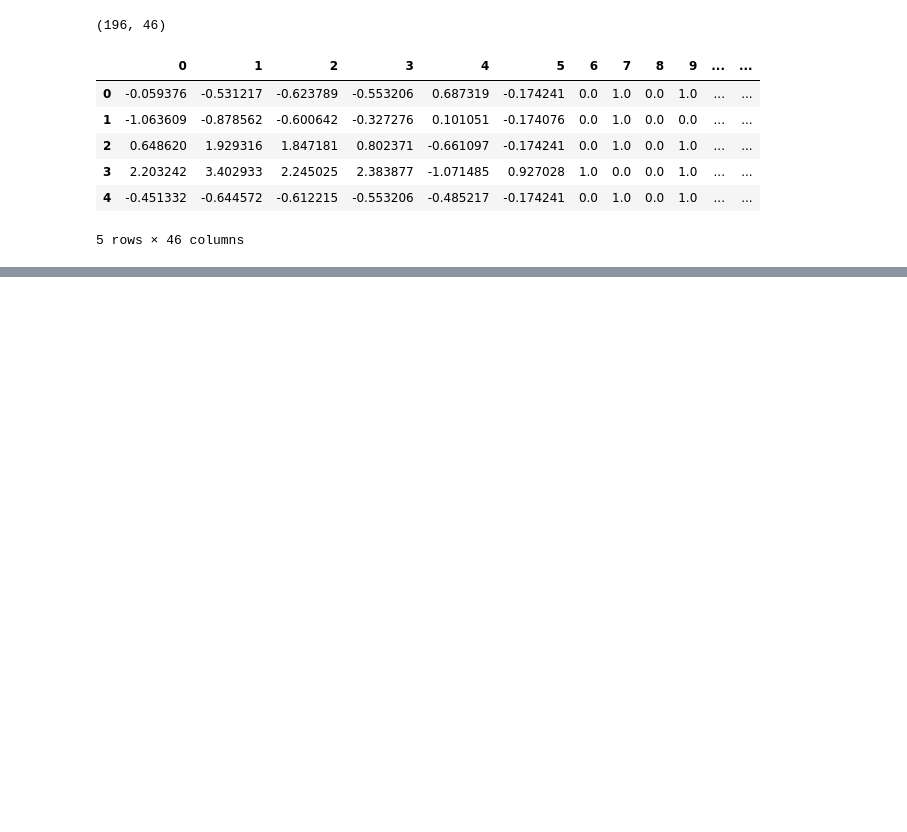
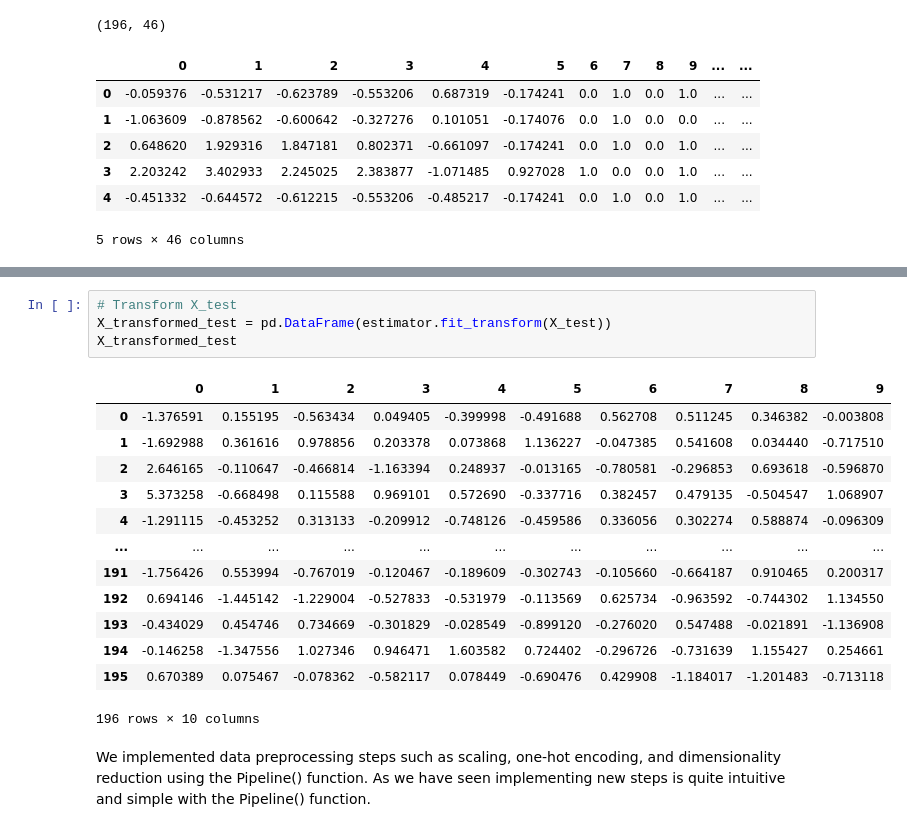
Before and after one commit to sedeba19/Chapter-16-Machine-Learning-Project, a Jupyter notebook: Notebooks_16/16.03 Adding Dimensionality Reduction to the Feature Extraction Pipeline.ipynb, the cells around one changed output, grey strips where cells are left out. Cells and saved outputs as stored; diff of their text form; blank space fills up the shorter version.

```diff
--- a/Notebooks_16/16.03 Adding Dimensionality Reduction to the Feature Extraction Pipeline.ipynb
+++ b/Notebooks_16/16.03 Adding Dimensionality Reduction to the Feature Extraction Pipeline.ipynb
@@ -118,0 +155,20 @@ X_tran_test.head()
+# %%
+# Transform X_test
+X_transformed_test = pd.DataFrame(estimator.fit_transform(X_test))
+X_transformed_test
+# %% [output]
+|  | 0 | 1 | 2 | 3 | 4 | 5 | 6 | 7 | 8 | 9 |
+| 0 | -1.376591 | 0.155195 | -0.563434 | 0.049405 | -0.399998 | -0.491688 | 0.562708 | 0.511245 | 0.346382 | -0.003808 |
+| 1 | -1.692988 | 0.361616 | 0.978856 | 0.203378 | 0.073868 | 1.136227 | -0.047385 | 0.541608 | 0.034440 | -0.717510 |
+| 2 | 2.646165 | -0.110647 | -0.466814 | -1.163394 | 0.248937 | -0.013165 | -0.780581 | -0.296853 | 0.693618 | -0.596870 |
+| 3 | 5.373258 | -0.668498 | 0.115588 | 0.969101 | 0.572690 | -0.337716 | 0.382457 | 0.479135 | -0.504547 | 1.068907 |
+| 4 | -1.291115 | -0.453252 | 0.313133 | -0.209912 | -0.748126 | -0.459586 | 0.336056 | 0.302274 | 0.588874 | -0.096309 |
+| ... | ... | ... | ... | ... | ... | ... | ... | ... | ... | ... |
+| 191 | -1.756426 | 0.553994 | -0.767019 | -0.120467 | -0.189609 | -0.302743 | -0.105660 | -0.664187 | 0.910465 | 0.200317 |
+| 192 | 0.694146 | -1.445142 | -1.229004 | -0.527833 | -0.531979 | -0.113569 | 0.625734 | -0.963592 | -0.744302 | 1.134550 |
+| 193 | -0.434029 | 0.454746 | 0.734669 | -0.301829 | -0.028549 | -0.899120 | -0.276020 | 0.547488 | -0.021891 | -1.136908 |
+| 194 | -0.146258 | -1.347556 | 1.027346 | 0.946471 | 1.603582 | 0.724402 | -0.296726 | -0.731639 | 1.155427 | 0.254661 |
+| 195 | 0.670389 | 0.075467 | -0.078362 | -0.582117 | 0.078449 | -0.690476 | 0.429908 | -1.184017 | -1.201483 | -0.713118 |
+196 rows × 10 columns
+# %% [markdown]
+We implemented data preprocessing steps such as scaling, one-hot encoding, and dimensionality reduction using the Pipeline() function. As we have seen implementing new steps is quite intuitive and simple with the Pipeline() function.
```
Also changed, not shown: parts of 2 cells of this notebook.
